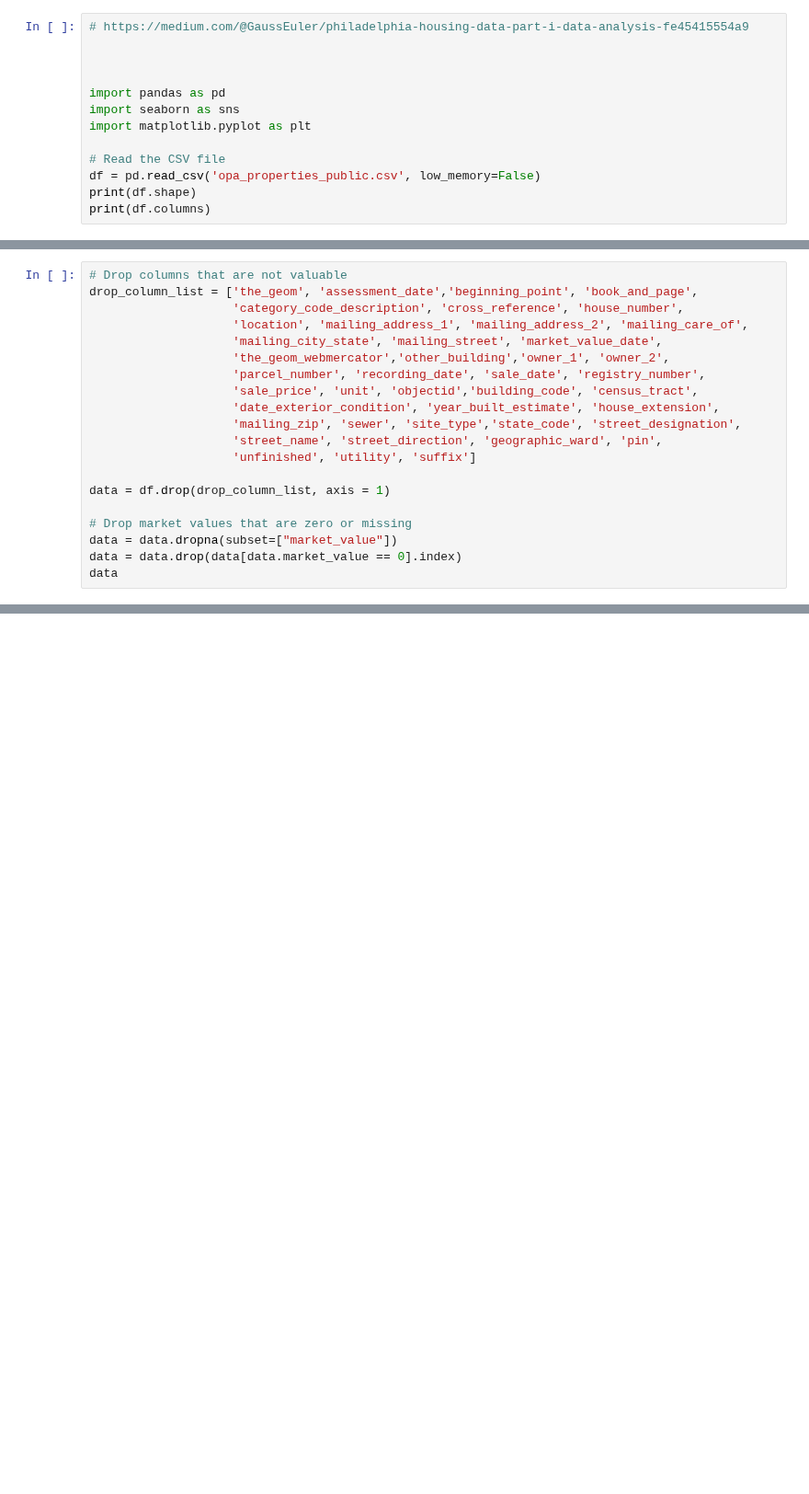
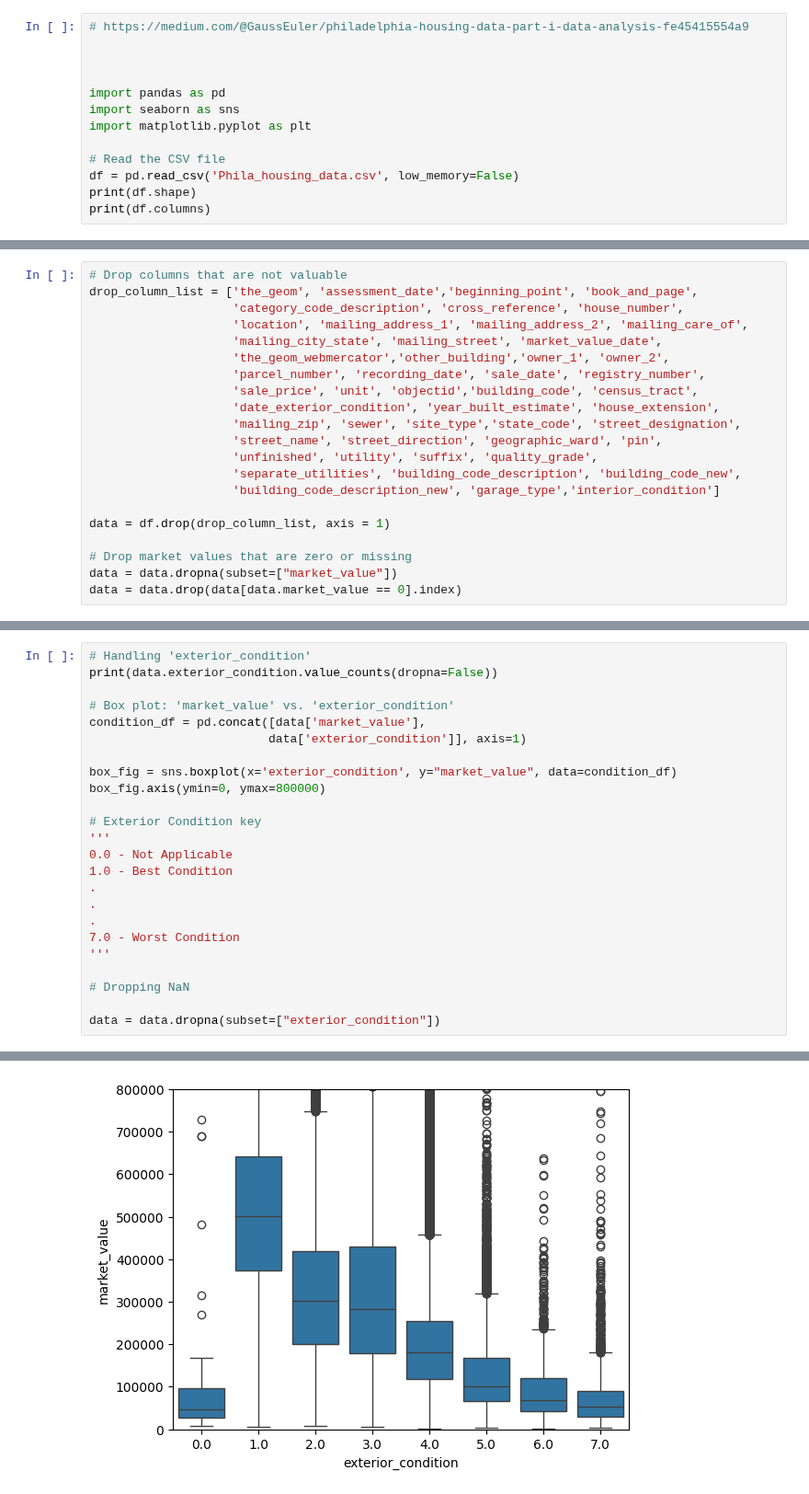
Before and after one commit to Taazkir/ML-predicting-house-prices-philadelphia, a Jupyter notebook: Predicting_House_Prices_in_Philadelphia.ipynb, the cells around one changed output, grey strips where cells are left out. Shown at 92% size. Saved outputs shown, nothing was run; the diff lists cells and outputs as text; blank space fills up the shorter version.

```diff
--- a/Predicting_House_Prices_in_Philadelphia.ipynb
+++ b/Predicting_House_Prices_in_Philadelphia.ipynb
@@ -10,7 +10,7 @@ import seaborn as sns
 import matplotlib.pyplot as plt
 
 # Read the CSV file
-df = pd.read_csv('opa_properties_public.csv', low_memory=False)
+df = pd.read_csv('Phila_housing_data.csv', low_memory=False)
 print(df.shape)
 print(df.columns)
 # %% [output]
@@ -43,11 +43,12 @@ drop_column_list = ['the_geom', 'assessment_date','beginning_point', 'book_and_p
                     'date_exterior_condition', 'year_built_estimate', 'house_extension',
                     'mailing_zip', 'sewer', 'site_type','state_code', 'street_designation',
                     'street_name', 'street_direction', 'geographic_ward', 'pin',
-                    'unfinished', 'utility', 'suffix']
+                    'unfinished', 'utility', 'suffix', 'quality_grade',
+                    'separate_utilities', 'building_code_description', 'building_code_new',
+                    'building_code_description_new', 'garage_type','interior_condition']
 
 data = df.drop(drop_column_list, axis = 1)
 
 # Drop market values that are zero or missing
 data = data.dropna(subset=["market_value"])
 data = data.drop(data[data.market_value == 0].index)
-data
@@ -114,0 +148,25 @@ data
+# %%
+# Handling 'exterior_condition'
+print(data.exterior_condition.value_counts(dropna=False))
+
+# Box plot: 'market_value' vs. 'exterior_condition'
+condition_df = pd.concat([data['market_value'],
+                         data['exterior_condition']], axis=1)
+
+box_fig = sns.boxplot(x='exterior_condition', y="market_value", data=condition_df)
+box_fig.axis(ymin=0, ymax=800000)
+
+# Exterior Condition key
+'''
+0.0 - Not Applicable
+1.0 - Best Condition
+.
+.
+.
+7.0 - Worst Condition
+'''
+
+# Dropping NaN
+
+data = data.dropna(subset=["exterior_condition"])
+# %% [output]
@@ -114,0 +183 @@ data
+[figure, added]
```
Also changed, not shown: parts of 25 cells of this notebook.
